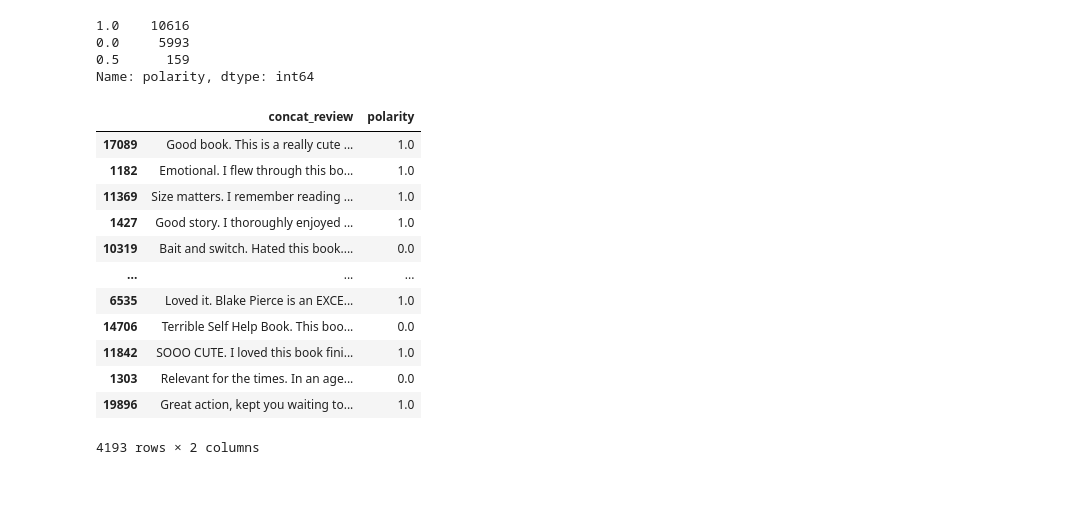
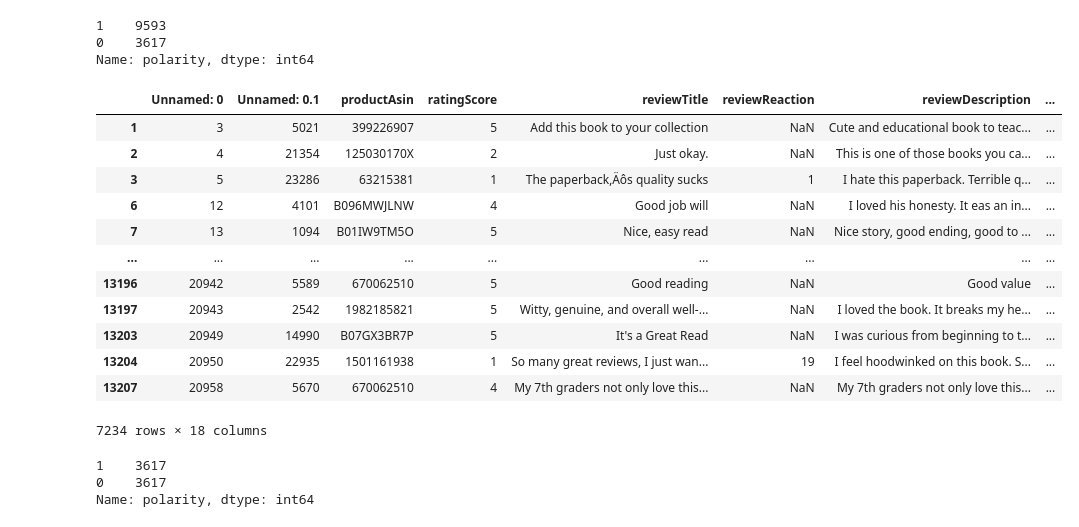
Before and after one commit to GxTeo/CZ-CE4045_NLP_Group_12, a Jupyter notebook: classification_bert.ipynb, the cells around one changed output. Cells and saved outputs as stored; diff of their text form; code cells hidden in the pictures; blank space fills up the shorter version.

Commit message:
Train on subjectivity detection dataset

```diff
--- a/classification_bert.ipynb
+++ b/classification_bert.ipynb
@@ -109,24 +74,40 @@ train
+# %%
+path_to_folder = "/content/drive/My Drive/data/cz4045/"
+train = pd.read_csv(path_to_folder+'subjective_reviews.csv')
+test_raw1 = pd.read_csv(path_to_folder + 'test_df_Bryson.csv')
+test_raw2 = pd.read_csv(path_to_folder + 'test_df_Gx.csv')
+test_raw3 = pd.read_csv(path_to_folder + 'test_df_Kelvin.csv')
+df_list = [test_raw1, test_raw2, test_raw3]
+test = pd.concat(df_list, ignore_index=True)
 # %%
 train['polarity'].value_counts()
 # %% [output]
-1.0    10616
-0.0     5993
-0.5      159
+1    9593
+0    3617
 Name: polarity, dtype: int64
-# %%
-test = pd.concat([X_test, y_test], axis=1)
-test
-# %% [output]
-|  | concat_review | polarity |
-| 17089 | Good book. This is a really cute ... | 1.0 |
-| 1182 | Emotional. I flew through this bo... | 1.0 |
-| 11369 | Size matters. I remember reading ... | 1.0 |
-| 1427 | Good story. I thoroughly enjoyed ... | 1.0 |
-| 10319 | Bait and switch. Hated this book.... | 0.0 |
-| ... | ... | ... |
-| 6535 | Loved it. Blake Pierce is an EXCE... | 1.0 |
-| 14706 | Terrible Self Help Book. This boo... | 0.0 |
-| 11842 | SOOO CUTE. I loved this book fini... | 1.0 |
-| 1303 | Relevant for the times. In an age... | 0.0 |
-| 19896 | Great action, kept you waiting to... | 1.0 |
-4193 rows × 2 columns
+# %%
+# Drop the excess positive reviews randomly
+# Credits to GX's notebook
+differences = train["polarity"].value_counts()[1]-train["polarity"].value_counts()[0]
+train_balanced = train.drop(train[train["polarity"] == 1].sample(differences,random_state=42).index)
+train_balanced
+# %% [output]
+|  | Unnamed: 0 | Unnamed: 0.1 | productAsin | ratingScore | reviewTitle | reviewReaction | reviewDescription | ... |
+| 1 | 3 | 5021 | 399226907 | 5 | Add this book to your collection | NaN | Cute and educational book to teac... | ... |
+| 2 | 4 | 21354 | 125030170X | 2 | Just okay. | NaN | This is one of those books you ca... | ... |
+| 3 | 5 | 23286 | 63215381 | 1 | The paperback‚Äôs quality sucks | 1 | I hate this paperback. Terrible q... | ... |
+| 6 | 12 | 4101 | B096MWJLNW | 4 | Good job will | NaN | I loved his honesty. It eas an in... | ... |
+| 7 | 13 | 1094 | B01IW9TM5O | 5 | Nice, easy read | NaN | Nice story, good ending, good to ... | ... |
+| ... | ... | ... | ... | ... | ... | ... | ... | ... |
+| 13196 | 20942 | 5589 | 670062510 | 5 | Good reading | NaN | Good value | ... |
+| 13197 | 20943 | 2542 | 1982185821 | 5 | Witty, genuine, and overall well-... | NaN | I loved the book. It breaks my he... | ... |
+| 13203 | 20949 | 14990 | B07GX3BR7P | 5 | It's a Great Read | NaN | I was curious from beginning to t... | ... |
+| 13204 | 20950 | 22935 | 1501161938 | 1 | So many great reviews, I just wan... | 19 | I feel hoodwinked on this book. S... | ... |
+| 13207 | 20958 | 5670 | 670062510 | 4 | My 7th graders not only love this... | NaN | My 7th graders not only love this... | ... |
+7234 rows × 18 columns
+# %%
+train_balanced['polarity'].value_counts()
+# %% [output]
+1    3617
+0    3617
+Name: polarity, dtype: int64
```
Also changed, not shown: parts of 41 cells of this notebook.
